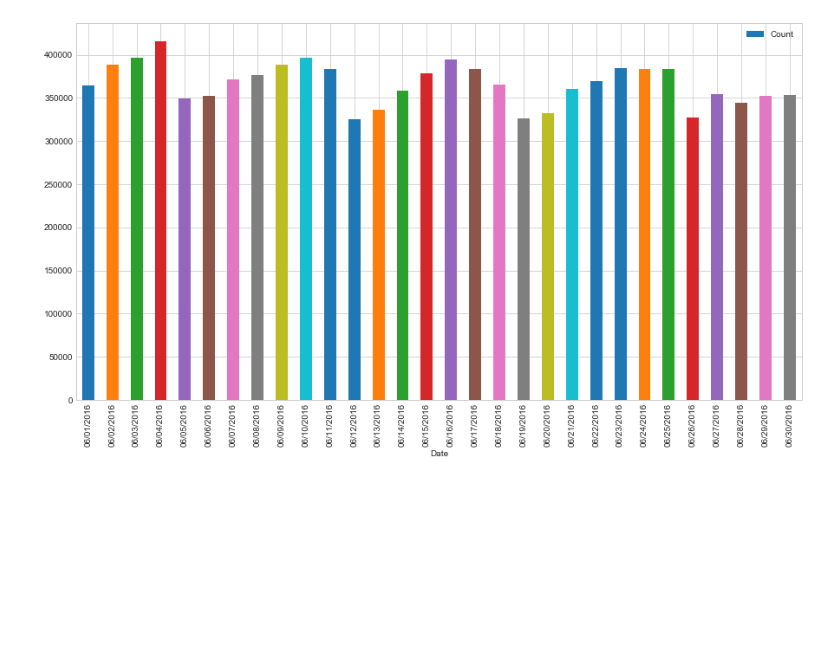
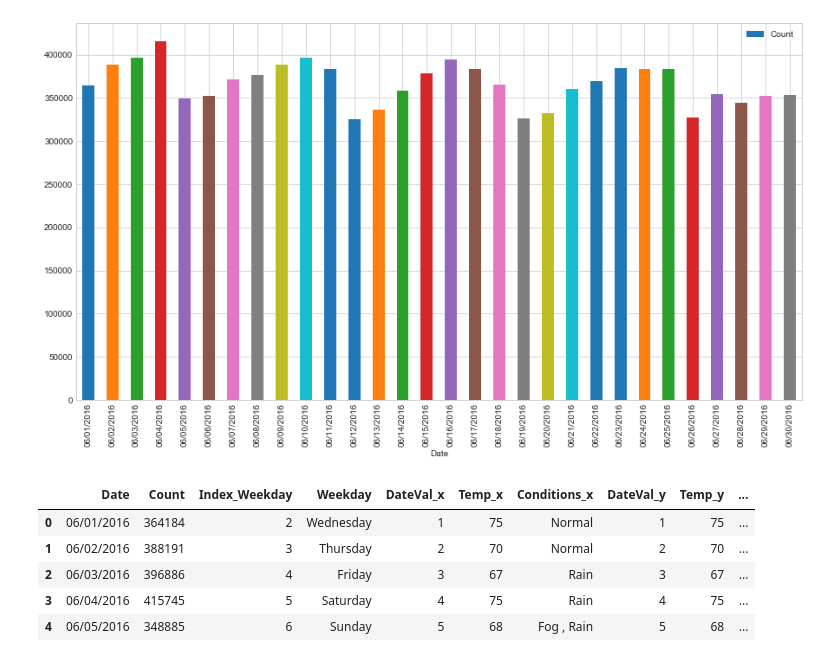
Before and after one commit to rupeshbasnet/big-data, a Jupyter notebook: Cleaning Taxi Data.ipynb, the cells around one changed output. Saved outputs shown, nothing was run; the diff lists cells and outputs as text; code cells hidden in the pictures; blank space fills up the shorter version.

Commit message:
analyse weather avgs

```diff
--- a/Cleaning Taxi Data.ipynb
+++ b/Cleaning Taxi Data.ipynb
@@ -264,3 +264,13 @@ dfAggValues.plot.bar(x='Date', y='Count')
 # %% [output]
 <matplotlib.axes._subplots.AxesSubplot at 0x...>
 [figure]
+# %%
+dfAggValues = dfAggValues.merge(dfWeather, on='Date', how='left')
+dfAggValues.head()
+# %% [output]
+|  | Date | Count | Index_Weekday | Weekday | DateVal_x | Temp_x | Conditions_x | DateVal_y | Temp_y | ... |
+| 0 | 06/01/2016 | 364184 | 2 | Wednesday | 1 | 75 | Normal | 1 | 75 | ... |
+| 1 | 06/02/2016 | 388191 | 3 | Thursday | 2 | 70 | Normal | 2 | 70 | ... |
+| 2 | 06/03/2016 | 396886 | 4 | Friday | 3 | 67 | Rain | 3 | 67 | ... |
+| 3 | 06/04/2016 | 415745 | 5 | Saturday | 4 | 75 | Rain | 4 | 75 | ... |
+| 4 | 06/05/2016 | 348885 | 6 | Sunday | 5 | 68 | Fog , Rain | 5 | 68 | ... |
```
Also changed, not shown: parts of 7 cells of this notebook.
